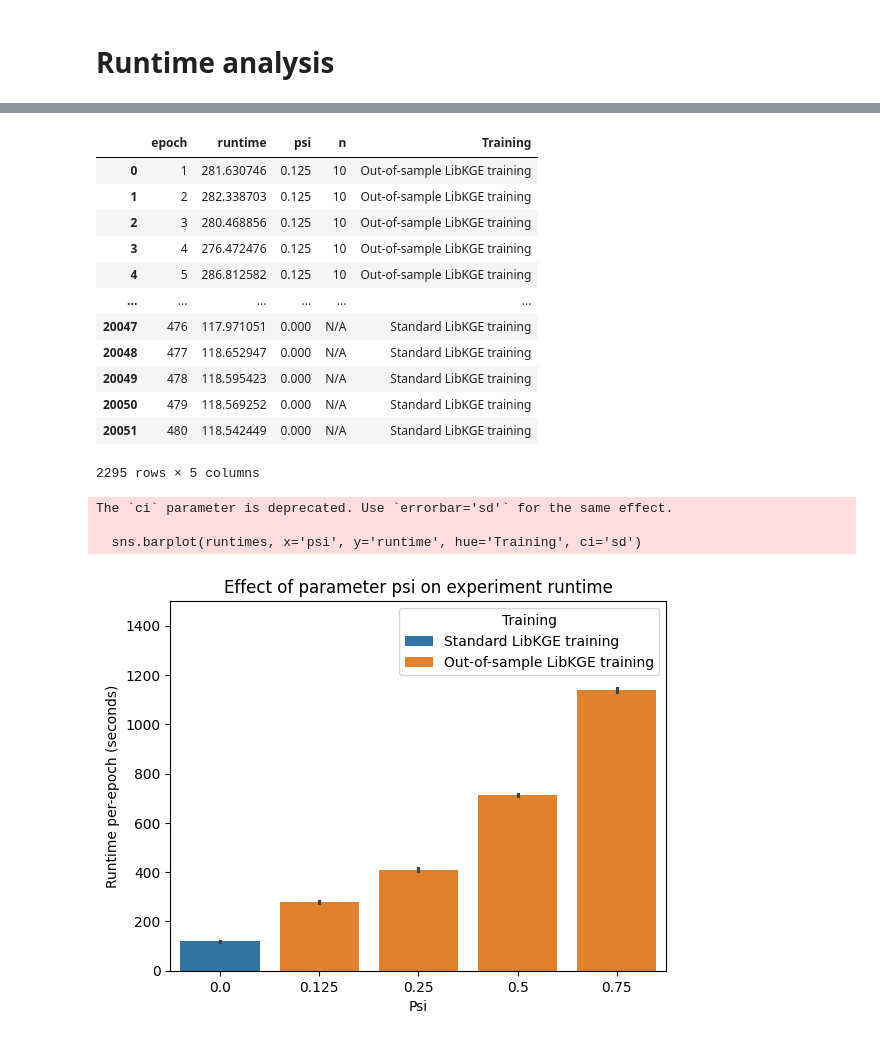
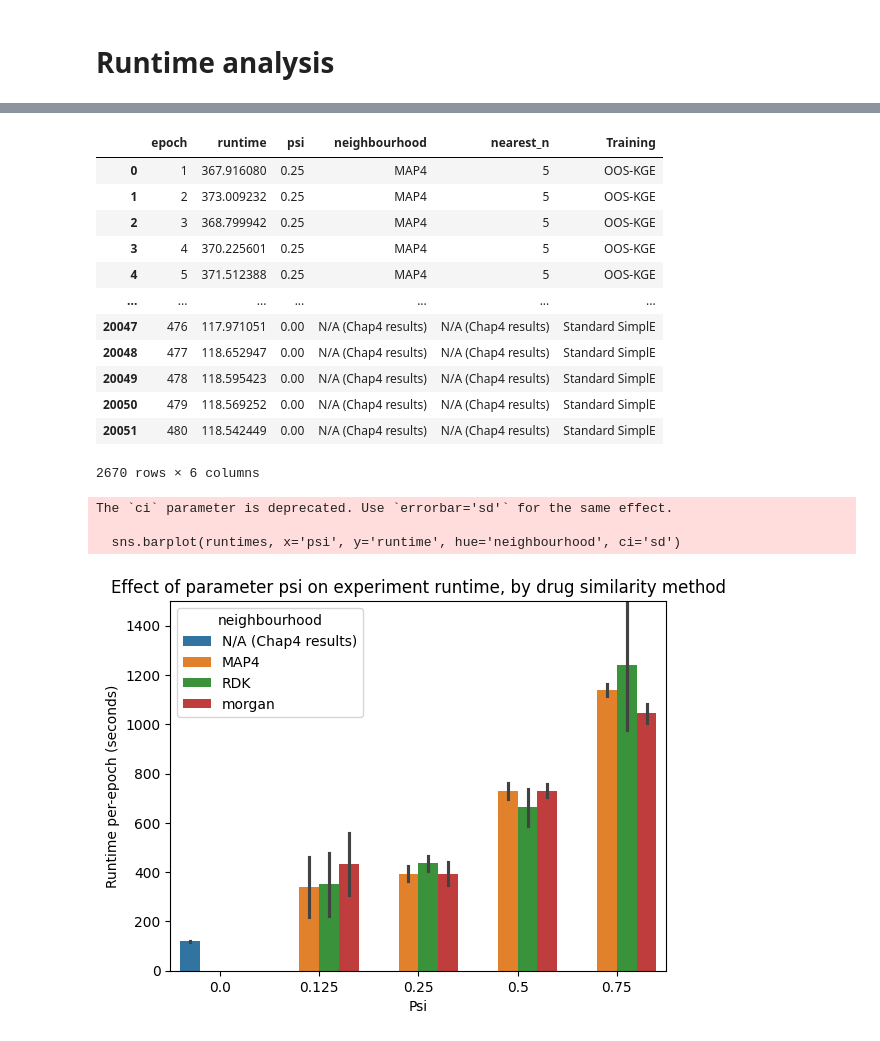
Before and after one commit to oliver-lloyd/Chapter5, a Jupyter notebook: analysis/viz/viz.ipynb, the cells around one changed output, grey strips where cells are left out. Saved outputs shown, nothing was run; the diff lists cells and outputs as text; code cells hidden in the pictures.

```diff
--- a/analysis/viz/viz.ipynb
+++ b/analysis/viz/viz.ipynb
@@ -11,3 +13,19 @@ transductive_AUPRC = 0.971
+# %%
+def load_results(result_filename, exp_path='../experiments'):
+    out = []
+    for loc1 in ['MAP4', 'RDK', 'morgan']:
+        neighbour_method = loc1
+        for loc2 in listdir(f'{exp_path}/{loc1}'):
+            nearest_n = int(loc2.split('_n')[-1])
+            for loc3 in listdir(f'{exp_path}/{loc1}/{loc2}'):
+                if loc3.startswith('2024'):
+                    df = pd.read_csv(f'{exp_path}/{loc1}/{loc2}/{loc3}/{result_filename}')
+                    df['psi'] = float(loc3.split('psi_')[-1])
+                    df['neighbourhood'] = neighbour_method
+                    df['nearest_n'] = nearest_n
+                    df['Training'] = 'OOS-KGE'
+                    out.append(df)
+    return out
 # %% [markdown]
 # Actual PPSE performance by psi value
 # %%
@@ -265,0 +316,8 @@ runtimes
+# %%
+# Load OOS experiment runtimes
+
+runtimes_list = load_results('epoch_runtimes.csv')
+
+runtimes = pd.concat(runtimes_list)
+runtimes['Training'] = "OOS-KGE"
+runtimes
@@ -271,34 +343,35 @@ chap3_runtimes = pd.read_csv('../../../Chapter3/analysis/experiments/runtimes/pe
 chap3_runtimes.query('dataset == "selfloops" and model == "simple" and trial == 21 and epoch <= 480', inplace=True)
 chap3_runtimes = chap3_runtimes[['epoch', 'runtime']]
 chap3_runtimes['psi'] = 0.0
-chap3_runtimes['n'] = 'N/A'
-chap3_runtimes['Training'] = "Standard LibKGE training"
+chap3_runtimes['nearest_n'] = 'N/A (Chap4 results)'
+chap3_runtimes['neighbourhood'] = 'N/A (Chap4 results)'
+chap3_runtimes['Training'] = "Standard SimplE"
 
 runtimes = pd.concat([runtimes, chap3_runtimes])
 runtimes
 # %% [output]
-|  | epoch | runtime | psi | n | Training |
-| 0 | 1 | 281.630746 | 0.125 | 10 | Out-of-sample LibKGE training |
-| 1 | 2 | 282.338703 | 0.125 | 10 | Out-of-sample LibKGE training |
-| 2 | 3 | 280.468856 | 0.125 | 10 | Out-of-sample LibKGE training |
-| 3 | 4 | 276.472476 | 0.125 | 10 | Out-of-sample LibKGE training |
-| 4 | 5 | 286.812582 | 0.125 | 10 | Out-of-sample LibKGE training |
-| ... | ... | ... | ... | ... | ... |
-| 20047 | 476 | 117.971051 | 0.000 | N/A | Standard LibKGE training |
-| 20048 | 477 | 118.652947 | 0.000 | N/A | Standard LibKGE training |
-| 20049 | 478 | 118.595423 | 0.000 | N/A | Standard LibKGE training |
-| 20050 | 479 | 118.569252 | 0.000 | N/A | Standard LibKGE training |
-| 20051 | 480 | 118.542449 | 0.000 | N/A | Standard LibKGE training |
+|  | epoch | runtime | psi | neighbourhood | nearest_n | Training |
+| 0 | 1 | 367.916080 | 0.25 | MAP4 | 5 | OOS-KGE |
+| 1 | 2 | 373.009232 | 0.25 | MAP4 | 5 | OOS-KGE |
+| 2 | 3 | 368.799942 | 0.25 | MAP4 | 5 | OOS-KGE |
+| 3 | 4 | 370.225601 | 0.25 | MAP4 | 5 | OOS-KGE |
+| 4 | 5 | 371.512388 | 0.25 | MAP4 | 5 | OOS-KGE |
+| ... | ... | ... | ... | ... | ... | ... |
+| 20047 | 476 | 117.971051 | 0.00 | N/A (Chap4 results) | N/A (Chap4 results) | Standard SimplE |
+| 20048 | 477 | 118.652947 | 0.00 | N/A (Chap4 results) | N/A (Chap4 results) | Standard SimplE |
+| 20049 | 478 | 118.595423 | 0.00 | N/A (Chap4 results) | N/A (Chap4 results) | Standard SimplE |
+| 20050 | 479 | 118.569252 | 0.00 | N/A (Chap4 results) | N/A (Chap4 results) | Standard SimplE |
+| 20051 | 480 | 118.542449 | 0.00 | N/A (Chap4 results) | N/A (Chap4 results) | Standard SimplE |
-2295 rows × 5 columns
+2670 rows × 6 columns
 # %%
-sns.barplot(runtimes, x='psi', y='runtime', hue='Training', ci='sd')
+sns.barplot(runtimes, x='psi', y='runtime', hue='neighbourhood', ci='sd')
 plt.ylim(0, 1500)
 plt.xlabel('Psi')
 plt.ylabel('Runtime per-epoch (seconds)')
-plt.title('Effect of parameter psi on experiment runtime')
-plt.savefig('runtime_vs_chap3.png')
+plt.title('Effect of parameter psi on experiment runtime, by drug similarity method')
+plt.savefig('runtime_vs_chap3_by_neighbourhood.png')
 # %% [output]
 The `ci` parameter is deprecated. Use `errorbar='sd'` for the same effect.
 
-  sns.barplot(runtimes, x='psi', y='runtime', hue='Training', ci='sd')
+  sns.barplot(runtimes, x='psi', y='runtime', hue='neighbourhood', ci='sd')
-[figure, old version]
+[figure, new version]
```
Also changed, not shown: parts of 17 cells of this notebook, 15 other files.
